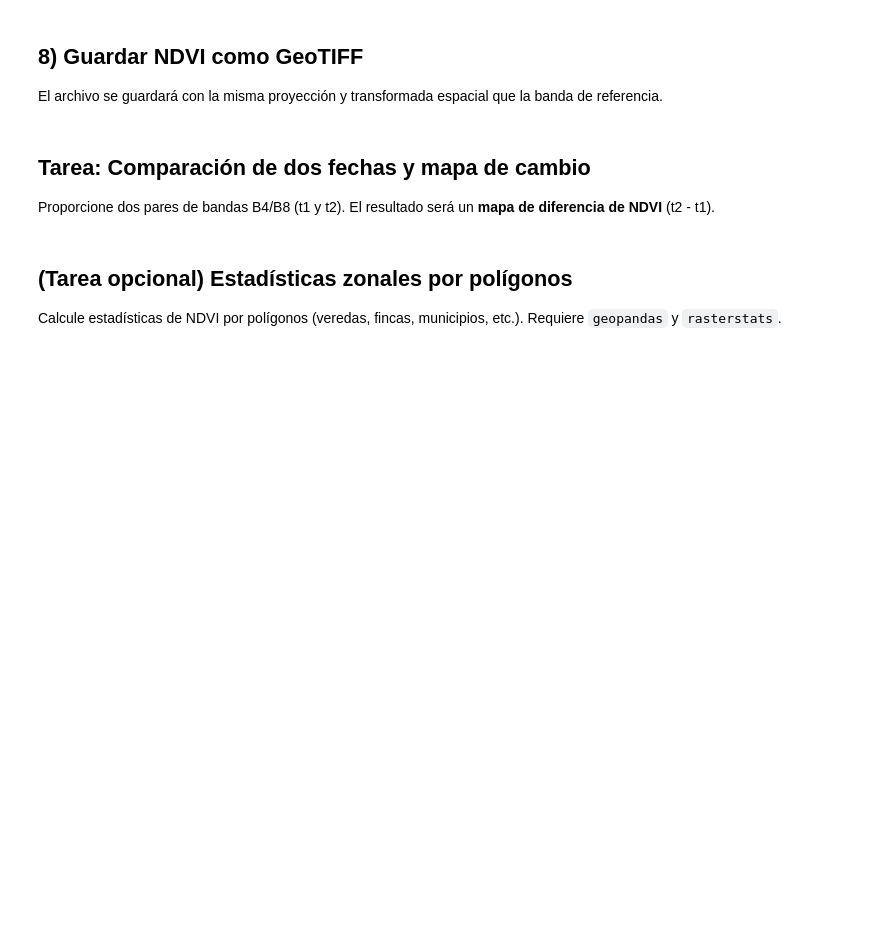
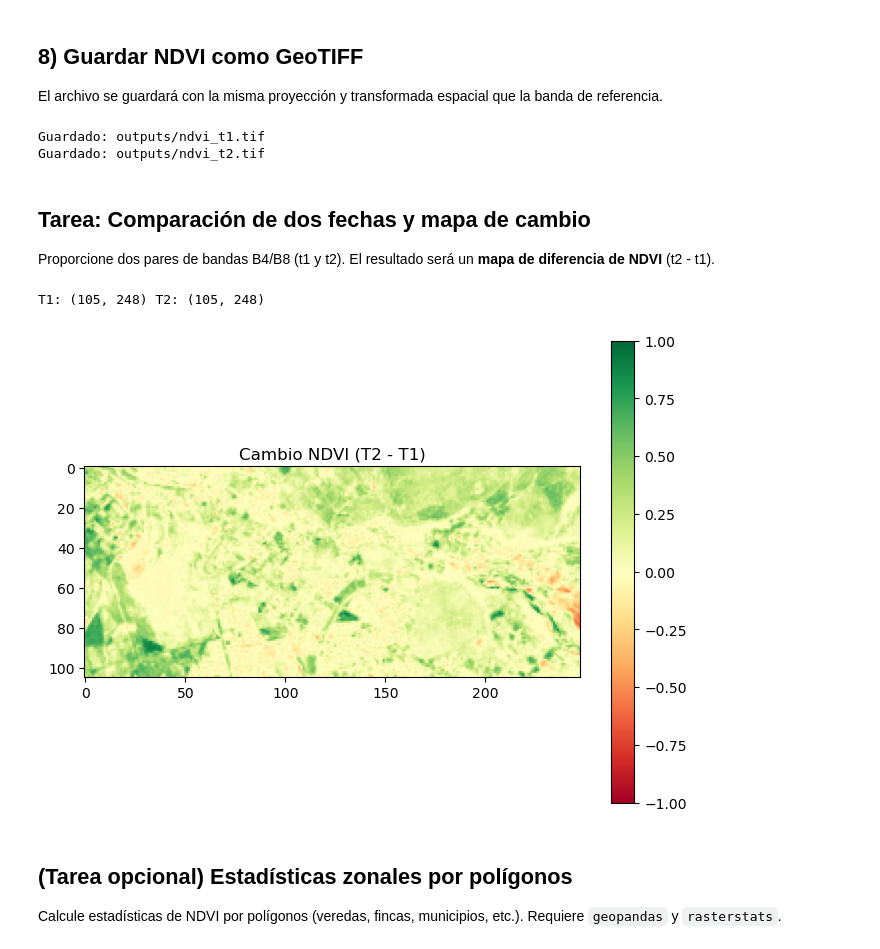
Before and after one commit to CaToZ-2514/imgsatelitales, a Jupyter notebook: notebook.ipynb, the cells around one changed output. Drawn from its saved outputs; the diff is of its cells as text; code cells hidden in the pictures; blank space fills up the shorter version.

```diff
--- a/notebook.ipynb
+++ b/notebook.ipynb
@@ -187,29 +338,58 @@ print('Guardado:', out_path)
+# %%
+# Crear carpeta de salida
+os.makedirs("outputs", exist_ok=True)
+
+# ---- Guardar NDVI T1 ----
+out_t1 = "outputs/ndvi_t1.tif"
+profile_t1 = ds_b8_t1.profile.copy()
+profile_t1.update(dtype=rasterio.float32, count=1, nodata=np.nan)
+
+with rasterio.open(out_t1, "w", **profile_t1) as dst:
+    dst.write(ndvi_t1.astype("float32"), 1)
+
+print("Guardado:", out_t1)
+
+
+
+
+# ---- Guardar NDVI T2 ----
+out_t2 = "outputs/ndvi_t2.tif"
+profile_t2 = ds_b8_t2.profile.copy()
+profile_t2.update(dtype=rasterio.float32, count=1, nodata=np.nan)
+
+with rasterio.open(out_t2, "w", **profile_t2) as dst:
+    dst.write(ndvi_t2.astype("float32"), 1)
+
+print("Guardado:", out_t2)
+# %% [output]
+Guardado: outputs/ndvi_t1.tif
+Guardado: outputs/ndvi_t2.tif
 # %% [markdown]
 ## Tarea: Comparación de dos fechas y mapa de cambio
 Proporcione dos pares de bandas B4/B8 (t1 y t2). El resultado será un **mapa de diferencia de NDVI** (t2 - t1).
-# %%
-# Rutas de ejemplo para una segunda fecha (ajuste o deje en None)
-PATH_B4_T2 = None  # 'data/S2B_B04_10m_T2.tif'
-PATH_B8_T2 = None  # 'data/S2B_B08_10m_T2.tif'
-
-if PATH_B4_T2 and PATH_B8_T2:
-    ds_b4_t2, b4_t2 = read_raster(PATH_B4_T2)
-    ds_b8_t2, b8_t2 = read_raster(PATH_B8_T2)
-    if (ds_b4_t2.width != ds_b8.width) or (ds_b4_t2.height != ds_b8.height) or (ds_b4_t2.transform != ds_b8.transform):
-        b4_t2 = resample_to_match(ds_b4_t2, b4_t2, ds_b8)
-    if (ds_b8_t2.width != ds_b8.width) or (ds_b8_t2.height != ds_b8.height) or (ds_b8_t2.transform != ds_b8.transform):
-        b8_t2 = resample_to_match(ds_b8_t2, b8_t2, ds_b8)
-    ndvi_t2 = compute_ndvi(b8_t2, b4_t2)
-    if valid_mask is not None:
-        ndvi_t2 = np.where(valid_mask, ndvi_t2, np.nan)
-    d_ndvi = ndvi_t2 - ndvi
-    plt.figure()
-    plt.imshow(d_ndvi)
-    plt.title('Cambio NDVI (t2 - t1)')
-    plt.colorbar()
-    plt.show()
-else:
-    print('Proporcione PATH_B4_T2 y PATH_B8_T2 para calcular el cambio de NDVI entre fechas.')
+# %%
+# existen las dos variables
+try:
+    print("T1:", ndvi_t1.shape, "T2:", ndvi_t2.shape)
+except:
+    print("Alguna de las variables ndvi_t1 o ndvi_t2 no existe aún.")
+
+#misma forma
+if ndvi_t1.shape != ndvi_t2.shape:
+    raise ValueError("Las matrices NDVI de T1 y T2 no tienen el mismo tamaño. Revisa tus pasos anteriores.")
+
+# Diferencia
+d_ndvi = ndvi_t2 - ndvi_t1
+
+# Graficar
+plt.figure(figsize=(8,6))
+plt.imshow(d_ndvi, cmap='RdYlGn', vmin=-1, vmax=1)
+plt.title('Cambio NDVI (T2 - T1)')
+plt.colorbar()
+plt.show()
+# %% [output]
+T1: (105, 248) T2: (105, 248)
+[figure, added]
 # %% [markdown]
 ## (Tarea opcional) Estadísticas zonales por polígonos
 Calcule estadísticas de NDVI por polígonos (veredas, fincas, municipios, etc.). Requiere `geopandas` y `rasterstats`.
```
Also changed, not shown: parts of 12 cells of this notebook, 1 other file.
